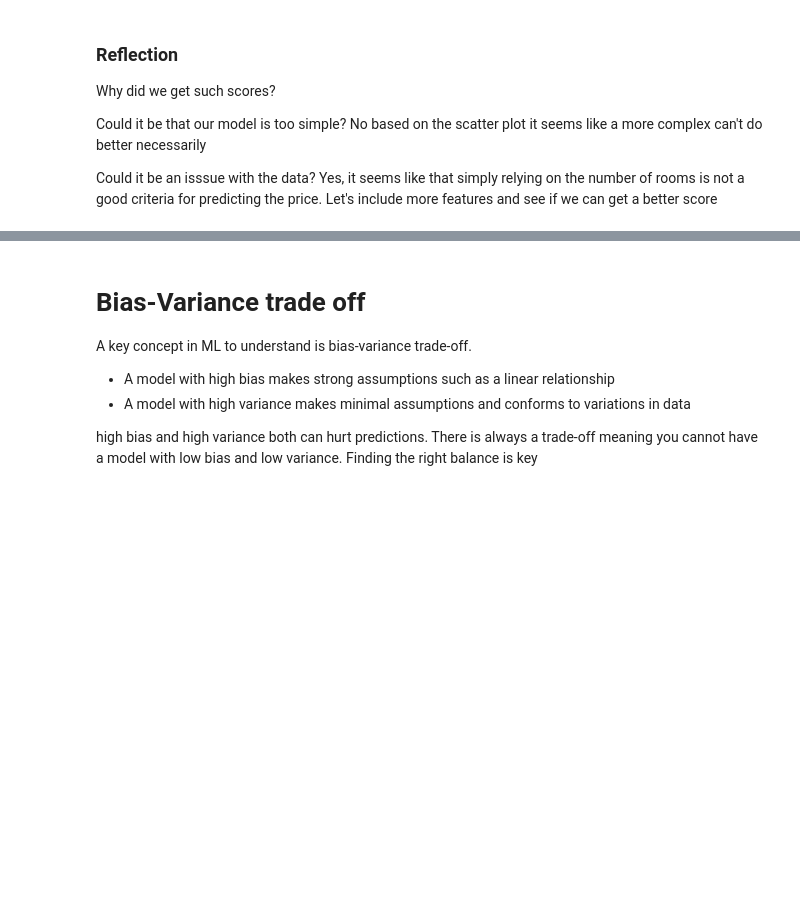
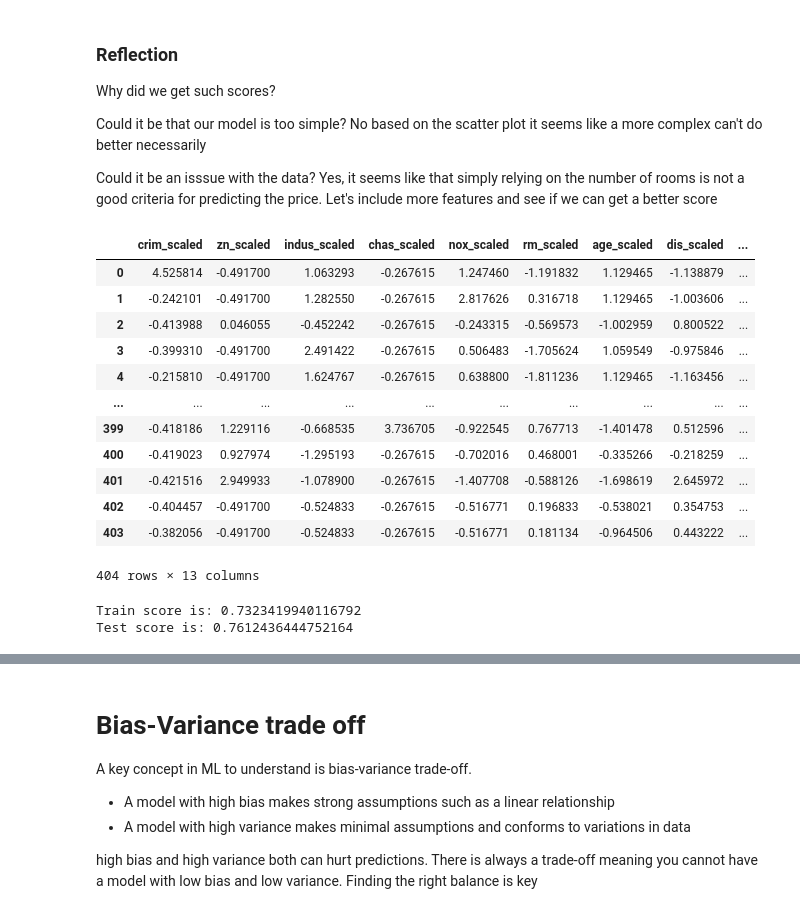
Before and after one commit to barimani/ml_basics, a Jupyter notebook: 3-Regression.ipynb, the cells around one changed output, grey strips where cells are left out. Cells and saved outputs as stored; diff of their text form; code cells hidden in the pictures; blank space fills up the shorter version.

```diff
--- a/3-Regression.ipynb
+++ b/3-Regression.ipynb
@@ -136,12 +141,38 @@ No based on the scatter plot it seems like a more complex can't do better necess
 Could it be an isssue with the data? Yes, it seems like that simply relying on the number of rooms is not a good criteria for predicting the price. Let's include more features and see if we can get a better score
 # %%
 # Preparing data
-X = df.copy()
-X.drop(columns=['medv'], inplace=True)
+X = df.drop(columns=['medv'])
 y = df['medv']
 # %%
 # Splitting
 X_train, X_test, y_train, y_test = train_test_split(X, y, test_size=0.2, random_state=43)
+# %%
+# Scaling: we need to bring all the features in the same scale
+from sklearn.preprocessing import StandardScaler
+
+# Using a scaler object to bring all features in the same range (only using the training set to avoid data leak)
+scaler = StandardScaler().fit(X_train)
+
+# Generating a scaled train and test set
+X_train_scaled = scaler.transform(X_train)
+X_test_scaled = scaler.transform(X_test)
+# %%
+# View the scaled values in a DataFrame format
+pd.DataFrame(X_train_scaled, columns=[c + '_scaled' for c in X_train.columns])
+# %% [output]
+|  | crim_scaled | zn_scaled | indus_scaled | chas_scaled | nox_scaled | rm_scaled | age_scaled | dis_scaled | ... |
+| 0 | 4.525814 | -0.491700 | 1.063293 | -0.267615 | 1.247460 | -1.191832 | 1.129465 | -1.138879 | ... |
+| 1 | -0.242101 | -0.491700 | 1.282550 | -0.267615 | 2.817626 | 0.316718 | 1.129465 | -1.003606 | ... |
+| 2 | -0.413988 | 0.046055 | -0.452242 | -0.267615 | -0.243315 | -0.569573 | -1.002959 | 0.800522 | ... |
+| 3 | -0.399310 | -0.491700 | 2.491422 | -0.267615 | 0.506483 | -1.705624 | 1.059549 | -0.975846 | ... |
+| 4 | -0.215810 | -0.491700 | 1.624767 | -0.267615 | 0.638800 | -1.811236 | 1.129465 | -1.163456 | ... |
+| ... | ... | ... | ... | ... | ... | ... | ... | ... | ... |
+| 399 | -0.418186 | 1.229116 | -0.668535 | 3.736705 | -0.922545 | 0.767713 | -1.401478 | 0.512596 | ... |
+| 400 | -0.419023 | 0.927974 | -1.295193 | -0.267615 | -0.702016 | 0.468001 | -0.335266 | -0.218259 | ... |
+| 401 | -0.421516 | 2.949933 | -1.078900 | -0.267615 | -1.407708 | -0.588126 | -1.698619 | 2.645972 | ... |
+| 402 | -0.404457 | -0.491700 | -0.524833 | -0.267615 | -0.516771 | 0.196833 | -0.538021 | 0.354753 | ... |
+| 403 | -0.382056 | -0.491700 | -0.524833 | -0.267615 | -0.516771 | 0.181134 | -0.964506 | 0.443222 | ... |
+404 rows × 13 columns
 # %%
 # Training
 reg_full = linear_model.LinearRegression()
@@ -150,9 +181,12 @@ reg_full.fit(X_train, y_train)
 # %%
-train_score = reg_full.score(X_train, y_train)
-test_score = reg_full.score(X_test, y_test)
+train_score = reg_full.score(X_train_scaled, y_train)
+test_score = reg_full.score(X_test_scaled, y_test)
 
 print(f'Train score is: {train_score}')
 print(f'Test score is: {test_score}')
+# %% [output]
+Train score is: 0.7323419940116792
+Test score is: 0.7612436444752164
 # %%
 # For prediction you have to provide all the features now.
 # Lets calulatethe prediction for all test data by adding a column and comparing
```
Also changed, not shown: parts of 13 cells of this notebook, 3 other files.
